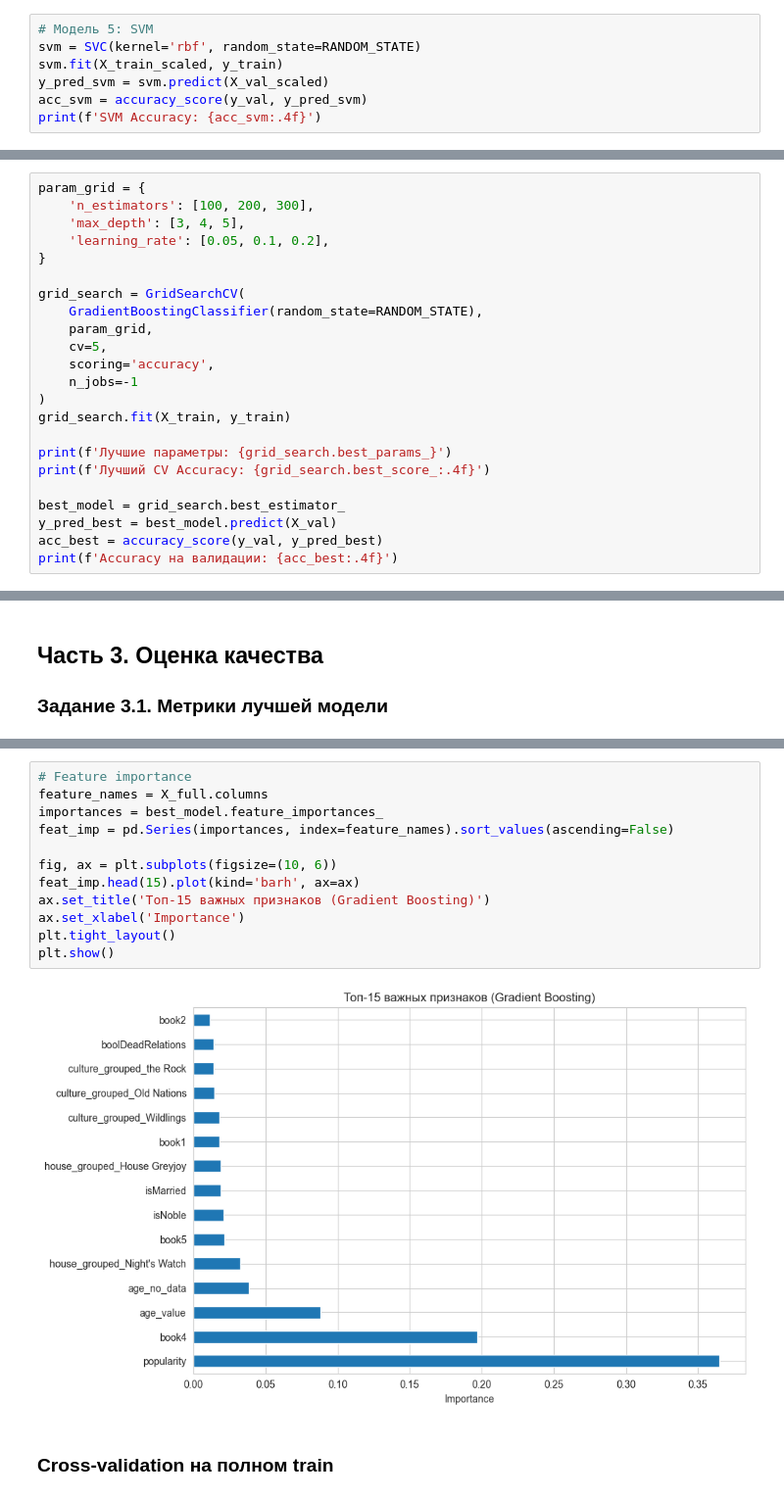
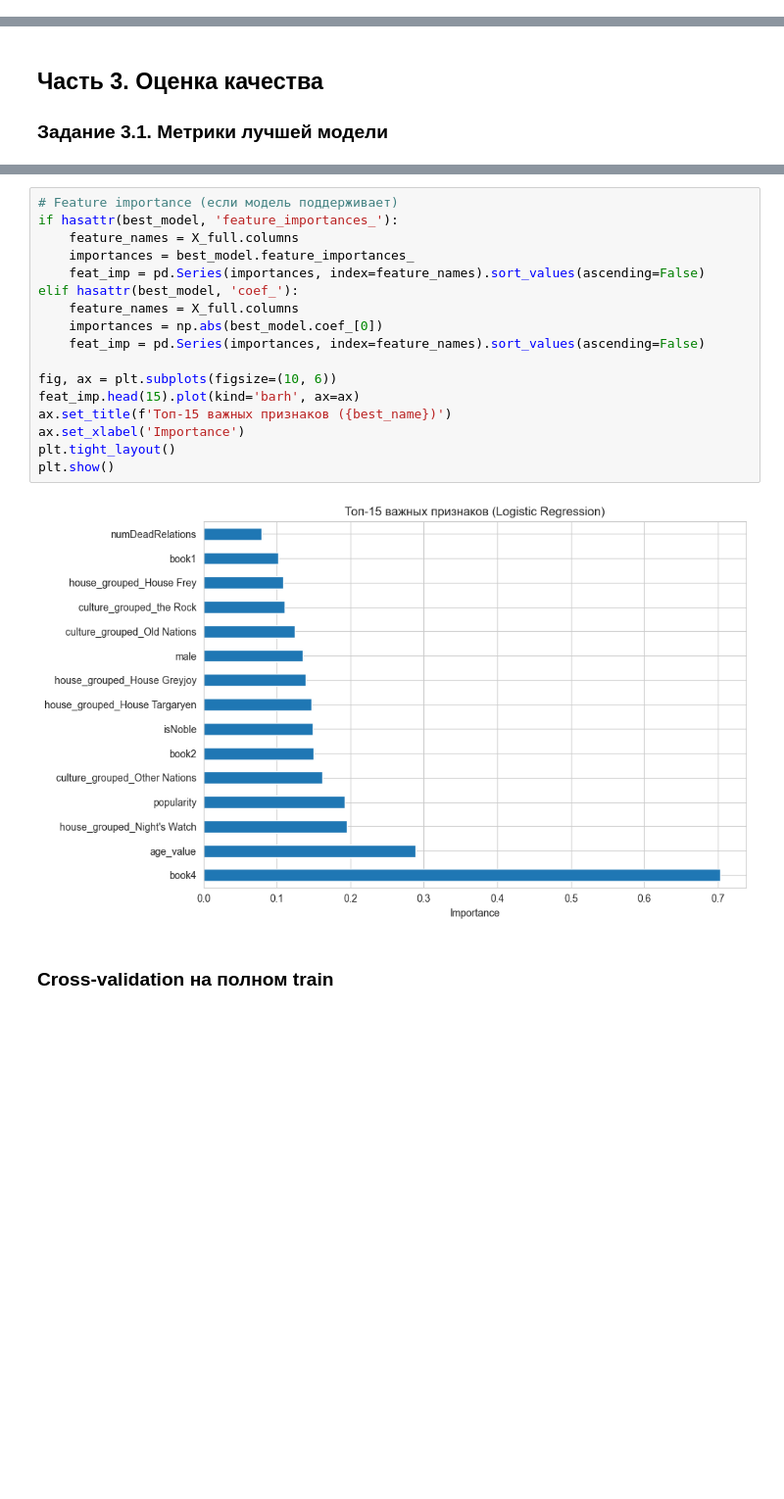
Before and after one commit to klezyk/MFTI, a Jupyter notebook: 4.1 Домашнее задание. Основы машинного обучения/solution.ipynb, the cells around one changed output, grey strips where cells are left out. Shown at 98% size. Cells and saved outputs as stored; diff of their text form; blank space fills up the shorter version.

```diff
--- a/4.1 Домашнее задание. Основы машинного обучения/solution.ipynb
+++ b/4.1 Домашнее задание. Основы машинного обучения/solution.ipynb
@@ -521,7 +533,0 @@ KNN Accuracy: 0.7853
-# %%
-# Модель 5: SVM
-svm = SVC(kernel='rbf', random_state=RANDOM_STATE)
-svm.fit(X_train_scaled, y_train)
-y_pred_svm = svm.predict(X_val_scaled)
-acc_svm = accuracy_score(y_val, y_pred_svm)
-print(f'SVM Accuracy: {acc_svm:.4f}')
@@ -556,23 +568,0 @@ Logistic Regression  0.791667
-# %%
-param_grid = {
-    'n_estimators': [100, 200, 300],
-    'max_depth': [3, 4, 5],
-    'learning_rate': [0.05, 0.1, 0.2],
-}
-
-grid_search = GridSearchCV(
-    GradientBoostingClassifier(random_state=RANDOM_STATE),
-    param_grid,
-    cv=5,
-    scoring='accuracy',
-    n_jobs=-1
-)
-grid_search.fit(X_train, y_train)
-
-print(f'Лучшие параметры: {grid_search.best_params_}')
-print(f'Лучший CV Accuracy: {grid_search.best_score_:.4f}')
-
-best_model = grid_search.best_estimator_
-y_pred_best = best_model.predict(X_val)
-acc_best = accuracy_score(y_val, y_pred_best)
-print(f'Accuracy на валидации: {acc_best:.4f}')
@@ -611,17 +662,22 @@ weighted avg       0.78      0.80      0.78       312
 # %%
-# Feature importance
-feature_names = X_full.columns
-importances = best_model.feature_importances_
-feat_imp = pd.Series(importances, index=feature_names).sort_values(ascending=False)
+# Feature importance (если модель поддерживает)
+if hasattr(best_model, 'feature_importances_'):
+    feature_names = X_full.columns
+    importances = best_model.feature_importances_
+    feat_imp = pd.Series(importances, index=feature_names).sort_values(ascending=False)
+elif hasattr(best_model, 'coef_'):
+    feature_names = X_full.columns
+    importances = np.abs(best_model.coef_[0])
+    feat_imp = pd.Series(importances, index=feature_names).sort_values(ascending=False)
 
 fig, ax = plt.subplots(figsize=(10, 6))
 feat_imp.head(15).plot(kind='barh', ax=ax)
-ax.set_title('Топ-15 важных признаков (Gradient Boosting)')
+ax.set_title(f'Топ-15 важных признаков ({best_name})')
 ax.set_xlabel('Importance')
 plt.tight_layout()
 plt.show()
 # %% [output]
-[figure, old version]
+[figure, new version]
 # %% [markdown]
 ### Cross-validation на полном train
 # %%
```
Also changed, not shown: parts of 24 cells of this notebook, 1 other file.
